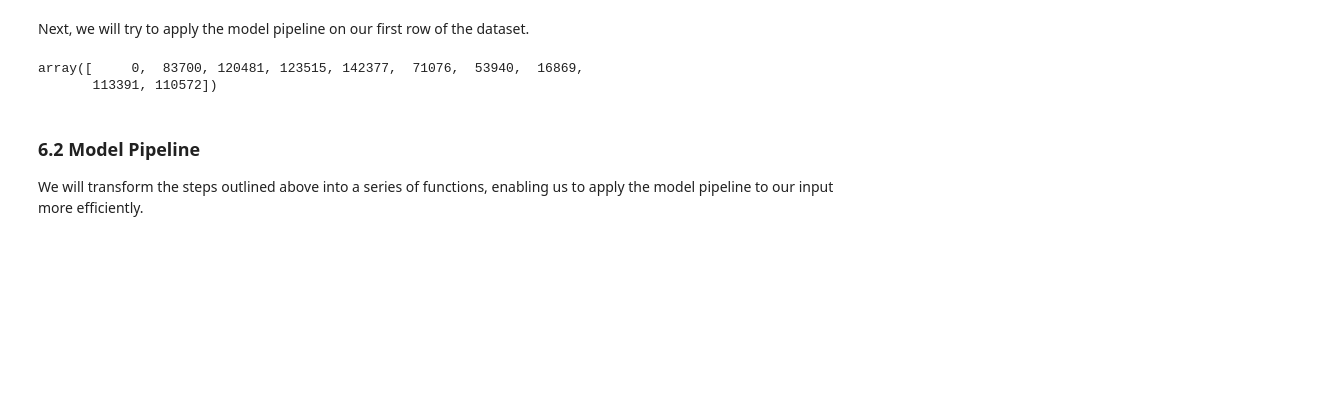
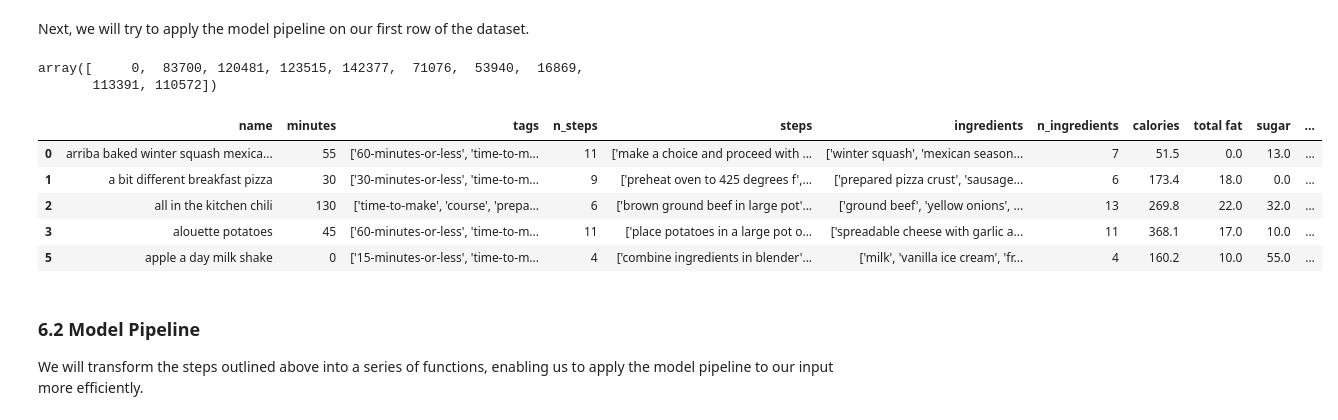
Before and after one commit to Melo04/diet-recommender-system, a Jupyter notebook: main.ipynb, the cells around one changed output. Drawn from its saved outputs; the diff is of its cells as text; code cells hidden in the pictures; blank space fills up the shorter version.

```diff
--- a/main.ipynb
+++ b/main.ipynb
@@ -524,6 +526,15 @@ pipeline.transform(df.iloc[0:1,7:18].to_numpy())[0]
 # %% [output]
 array([     0,  83700, 120481, 123515, 142377,  71076,  53940,  16869,
        113391, 110572])
+# %%
+df.head()
+# %% [output]
+|  | name | minutes | tags | n_steps | steps | ingredients | n_ingredients | calories | total fat | sugar | ... |
+| 0 | arriba baked winter squash mexica... | 55 | ['60-minutes-or-less', 'time-to-m... | 11 | ['make a choice and proceed with ... | ['winter squash', 'mexican season... | 7 | 51.5 | 0.0 | 13.0 | ... |
+| 1 | a bit different breakfast pizza | 30 | ['30-minutes-or-less', 'time-to-m... | 9 | ['preheat oven to 425 degrees f',... | ['prepared pizza crust', 'sausage... | 6 | 173.4 | 18.0 | 0.0 | ... |
+| 2 | all in the kitchen chili | 130 | ['time-to-make', 'course', 'prepa... | 6 | ['brown ground beef in large pot'... | ['ground beef', 'yellow onions', ... | 13 | 269.8 | 22.0 | 32.0 | ... |
+| 3 | alouette potatoes | 45 | ['60-minutes-or-less', 'time-to-m... | 11 | ['place potatoes in a large pot o... | ['spreadable cheese with garlic a... | 11 | 368.1 | 17.0 | 10.0 | ... |
+| 5 | apple a day milk shake | 0 | ['15-minutes-or-less', 'time-to-m... | 4 | ['combine ingredients in blender'... | ['milk', 'vanilla ice cream', 'fr... | 4 | 160.2 | 10.0 | 55.0 | ... |
 # %% [markdown]
 ### 6.2 Model Pipeline
 
```
Also changed, not shown: parts of 5 cells of this notebook, 11 other files.
